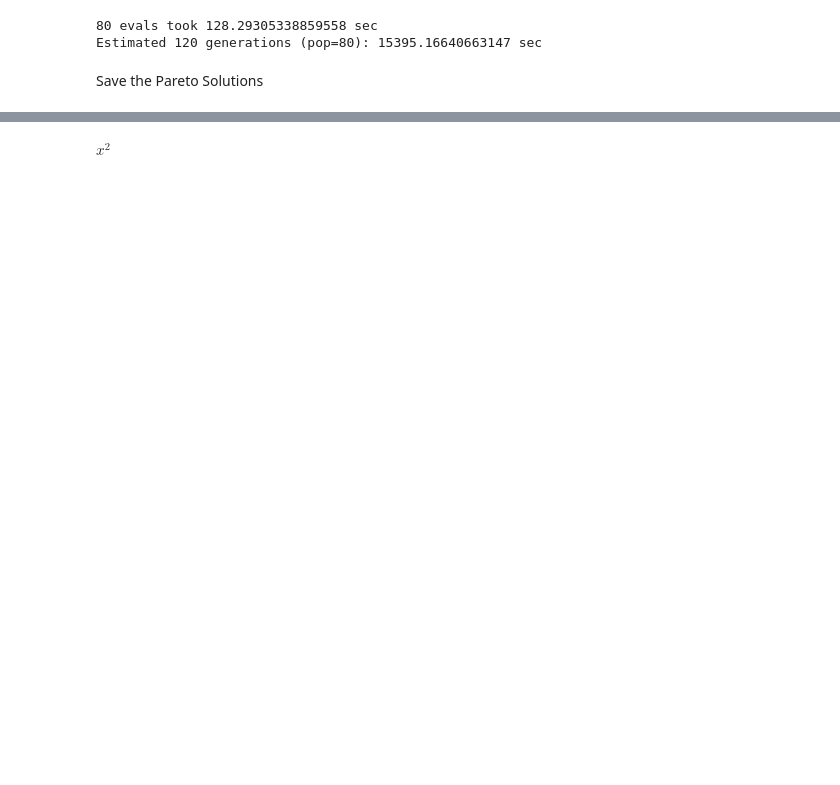
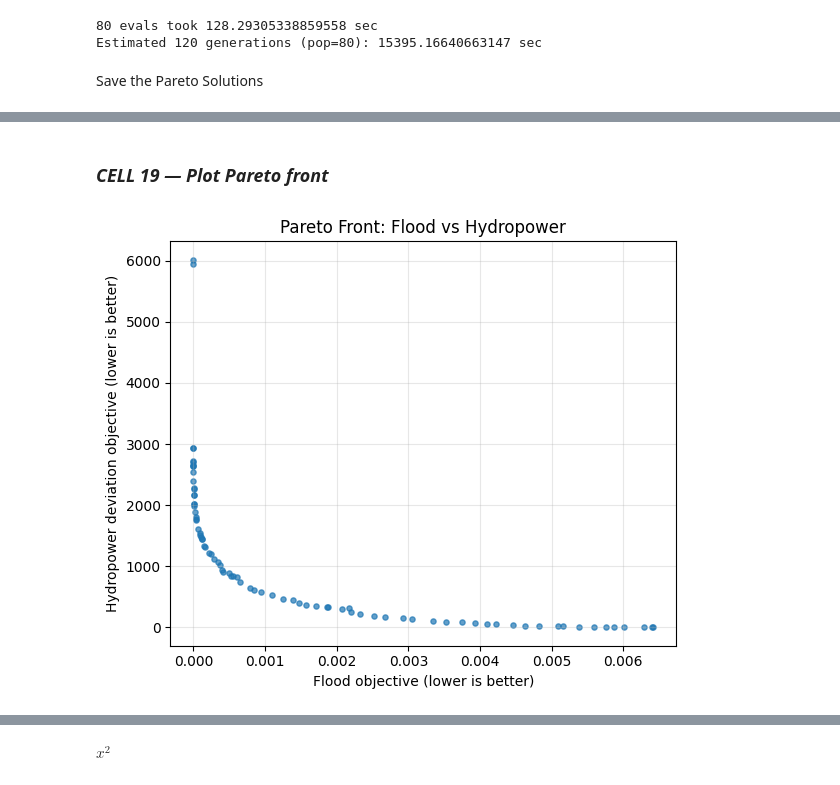
Before and after one commit to MoXaDe23/LakeVictoria_Optimization, a Jupyter notebook: notebooks/06_baseline_rulecurve.ipynb, the cells around one changed output, grey strips where cells are left out. Saved outputs shown, nothing was run; the diff lists cells and outputs as text; code cells hidden in the pictures; blank space fills up the shorter version.

```diff
--- a/notebooks/06_baseline_rulecurve.ipynb
+++ b/notebooks/06_baseline_rulecurve.ipynb
@@ -1044,8 +1045,0 @@ KeyboardInterrupt:
-# %%
-problem = DamOptimizationProblem()
-algorithm = NSGA2(pop_size=30)
-termination = get_termination("n_gen", 20)
-res = minimize(problem, algorithm, termination, seed=1, verbose=True)
-if getattr(res, "X", None) is None:
-    print("NSGA-II finished but res.X is None (likely all solutions invalid/penalized).")
-else:    print("NSGA-II done. Solutions:", len(res.X))
@@ -1084,0 +1077,14 @@ NameError: name 'res' is not defined
+# %% [markdown]
+### *CELL 19 — Plot Pareto front*
+# %%
+fig, ax = plt.subplots(figsize=(6, 5))
+ax.scatter(sol["F_flood"], sol["F_power"], s=14, alpha=0.7)
+ax.set_xlabel("Flood objective (lower is better)")
+ax.set_ylabel("Hydropower deviation objective (lower is better)")
+ax.set_title("Pareto Front: Flood vs Hydropower")
+ax.grid(True, alpha=0.3)
+fig.tight_layout()
+fig.savefig(FIG_DIR / "06_pareto_front.png", dpi=200)
+plt.show()
+# %% [output]
+[figure, added]
```
Also changed, not shown: parts of 14 cells of this notebook, 4 other files.
